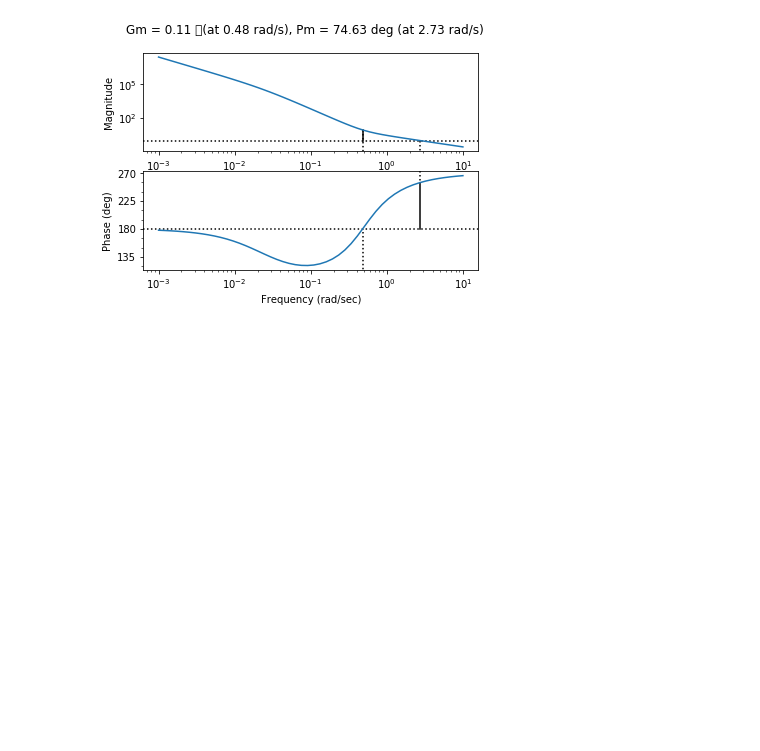
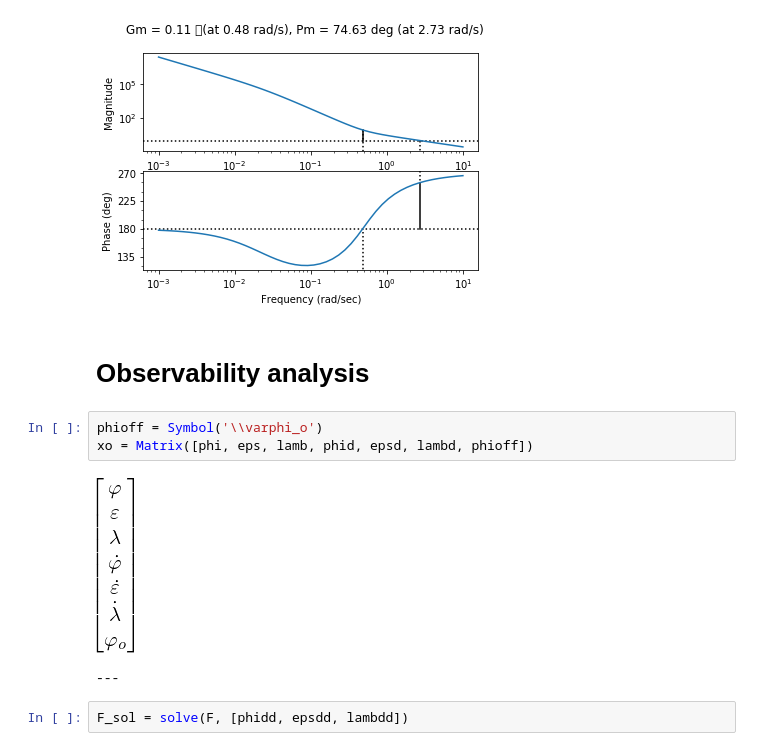
Before and after one commit to Rojetto/helicopter_thesis_code, a Jupyter notebook: scripts/model_derivation_new_frames.ipynb, the cells around one changed output. Saved outputs shown, nothing was run; the diff lists cells and outputs as text; blank space fills up the shorter version.

Commit message:
Do some observability analysis

```diff
--- a/scripts/model_derivation_new_frames.ipynb
+++ b/scripts/model_derivation_new_frames.ipynb
@@ -604,3 +604,13 @@ _ = ctr.bode_plot(pid_lamb * G_phi_lamb(0*deg), margins=True)
 _ = ctr.bode_plot(pid_lamb * G_phi_lamb(20*deg), margins=True)
 # %% [output]
 [figure]
+# %% [markdown]
+# Observability analysis
+# %%
+phioff = Symbol('\\varphi_o')
+xo = Matrix([phi, eps, lamb, phid, epsd, lambd, phioff])
+# %% [output]
+[figure, added]
+---
+# %%
+F_sol = solve(F, [phidd, epsdd, lambdd])
```
Also changed, not shown: parts of 7 cells of this notebook.
